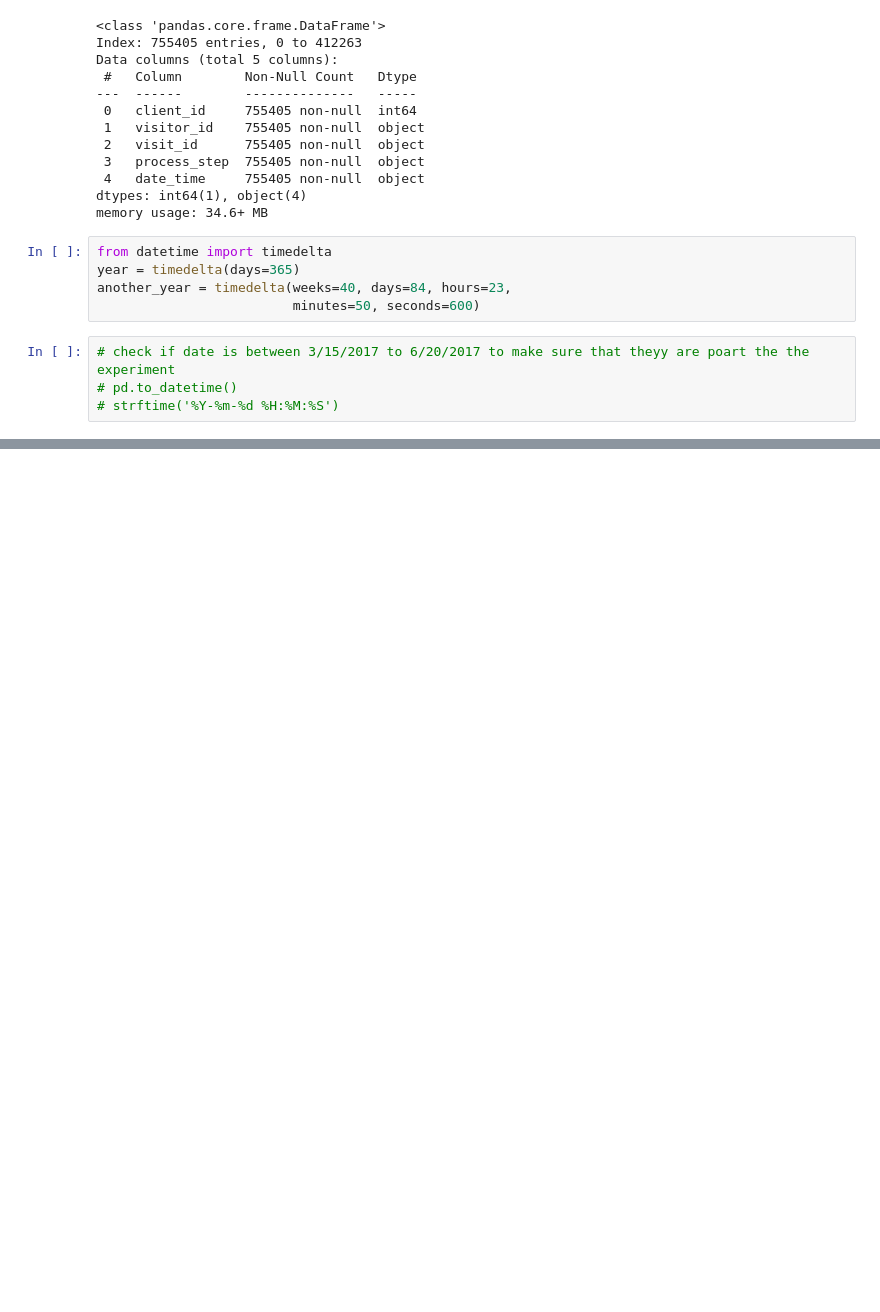
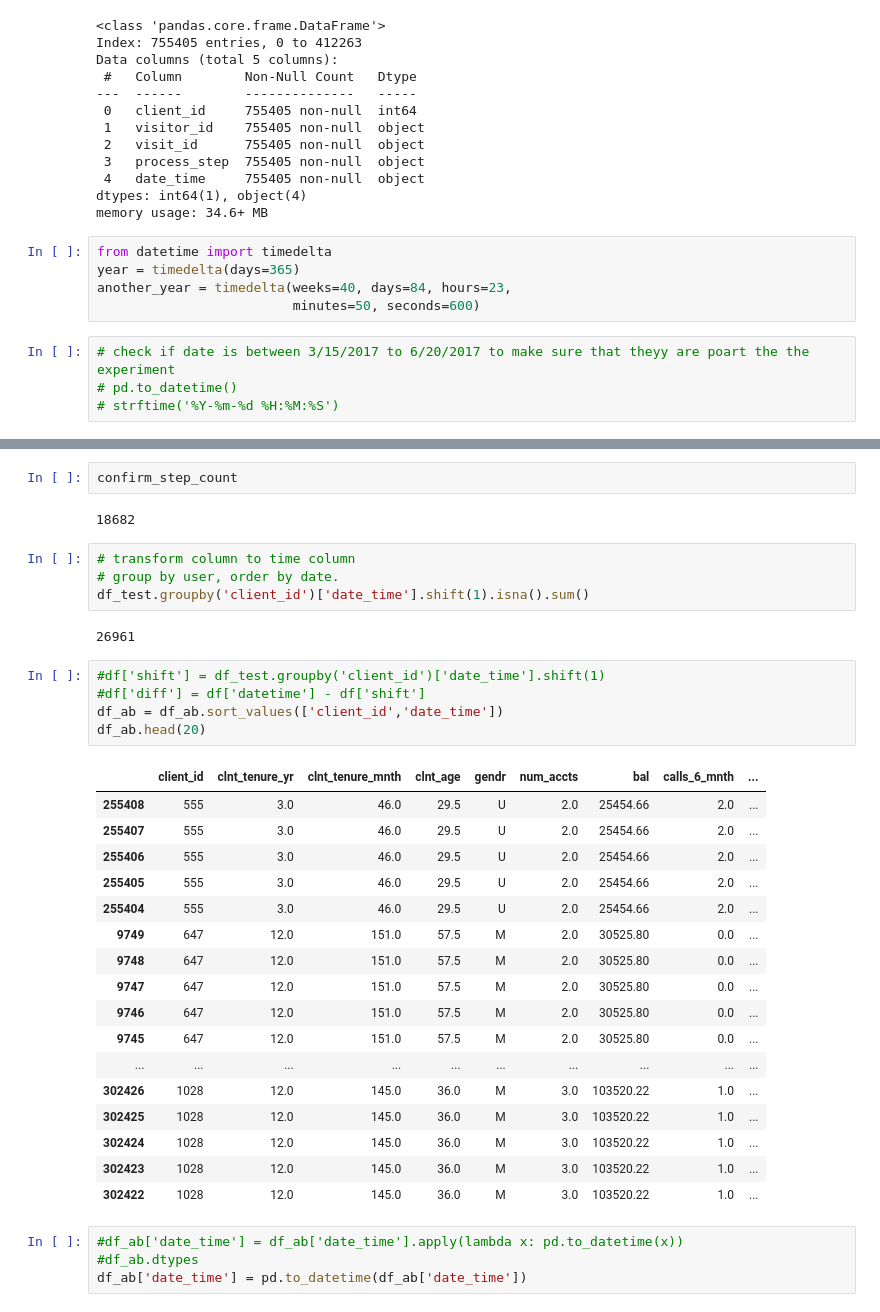
Before and after one commit to redsun498/vanguard-ab-test, a Jupyter notebook: src/notebooks/Vanguard project2 EDA.ipynb, the cells around one changed output, grey strips where cells are left out. Saved outputs shown, nothing was run; the diff lists cells and outputs as text; blank space fills up the shorter version.

Commit message:
Added functions and hyp tests

```diff
--- a/src/notebooks/Vanguard project2 EDA.ipynb
+++ b/src/notebooks/Vanguard project2 EDA.ipynb
@@ -546,0 +676,37 @@ another_year = timedelta(weeks=40, days=84, hours=23,
+# %%
+confirm_step_count
+# %% [output]
+18682
+# %%
+# transform column to time column
+# group by user, order by date.
+df_test.groupby('client_id')['date_time'].shift(1).isna().sum()
+# %% [output]
+26961
+# %%
+#df['shift'] = df_test.groupby('client_id')['date_time'].shift(1)
+#df['diff'] = df['datetime'] - df['shift']
+df_ab = df_ab.sort_values(['client_id','date_time'])
+df_ab.head(20)
+# %% [output]
+|  | client_id | clnt_tenure_yr | clnt_tenure_mnth | clnt_age | gendr | num_accts | bal | calls_6_mnth | ... |
+| 255408 | 555 | 3.0 | 46.0 | 29.5 | U | 2.0 | 25454.66 | 2.0 | ... |
+| 255407 | 555 | 3.0 | 46.0 | 29.5 | U | 2.0 | 25454.66 | 2.0 | ... |
+| 255406 | 555 | 3.0 | 46.0 | 29.5 | U | 2.0 | 25454.66 | 2.0 | ... |
+| 255405 | 555 | 3.0 | 46.0 | 29.5 | U | 2.0 | 25454.66 | 2.0 | ... |
+| 255404 | 555 | 3.0 | 46.0 | 29.5 | U | 2.0 | 25454.66 | 2.0 | ... |
+| 9749 | 647 | 12.0 | 151.0 | 57.5 | M | 2.0 | 30525.80 | 0.0 | ... |
+| 9748 | 647 | 12.0 | 151.0 | 57.5 | M | 2.0 | 30525.80 | 0.0 | ... |
+| 9747 | 647 | 12.0 | 151.0 | 57.5 | M | 2.0 | 30525.80 | 0.0 | ... |
+| 9746 | 647 | 12.0 | 151.0 | 57.5 | M | 2.0 | 30525.80 | 0.0 | ... |
+| 9745 | 647 | 12.0 | 151.0 | 57.5 | M | 2.0 | 30525.80 | 0.0 | ... |
+| ... | ... | ... | ... | ... | ... | ... | ... | ... | ... |
+| 302426 | 1028 | 12.0 | 145.0 | 36.0 | M | 3.0 | 103520.22 | 1.0 | ... |
+| 302425 | 1028 | 12.0 | 145.0 | 36.0 | M | 3.0 | 103520.22 | 1.0 | ... |
+| 302424 | 1028 | 12.0 | 145.0 | 36.0 | M | 3.0 | 103520.22 | 1.0 | ... |
+| 302423 | 1028 | 12.0 | 145.0 | 36.0 | M | 3.0 | 103520.22 | 1.0 | ... |
+| 302422 | 1028 | 12.0 | 145.0 | 36.0 | M | 3.0 | 103520.22 | 1.0 | ... |
+# %%
+#df_ab['date_time'] = df_ab['date_time'].apply(lambda x: pd.to_datetime(x))
+#df_ab.dtypes
+df_ab['date_time'] = pd.to_datetime(df_ab['date_time'])
```
Also changed, not shown: parts of 52 cells of this notebook, 3 other files.
